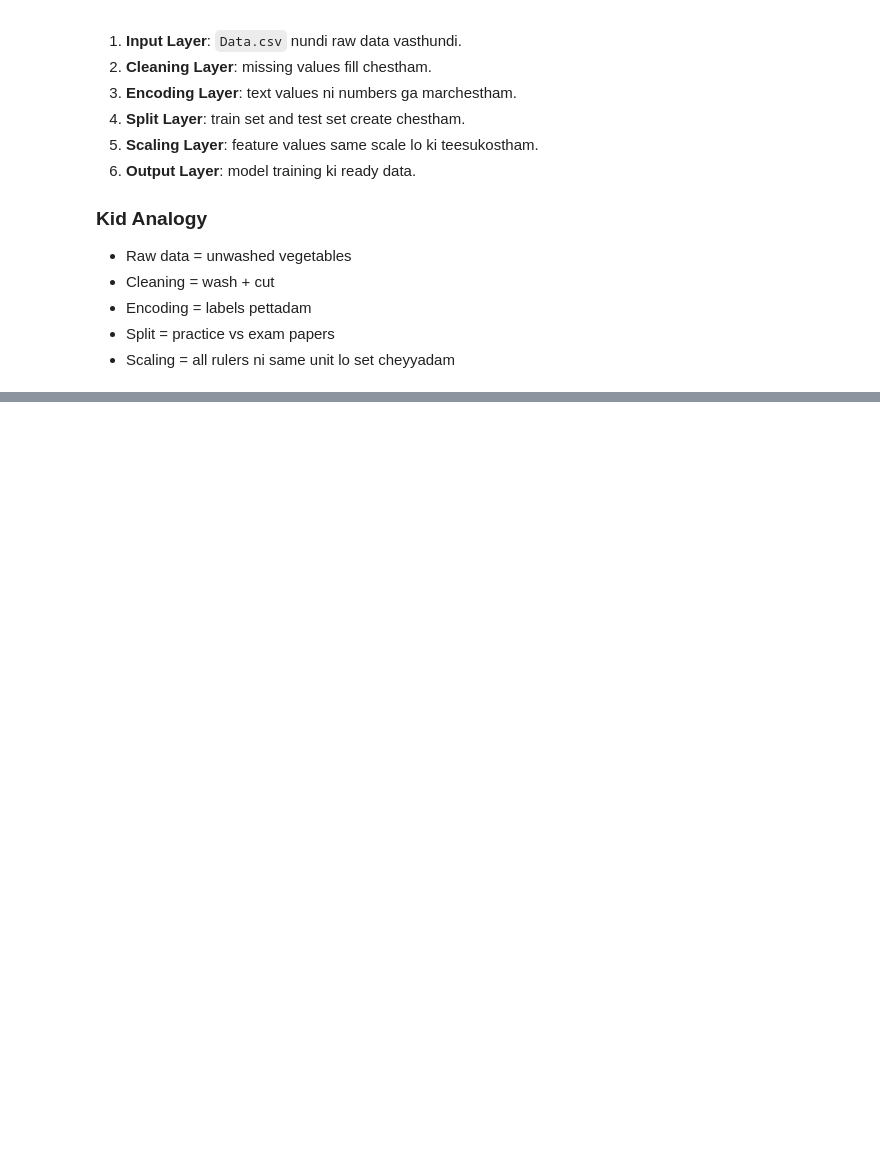
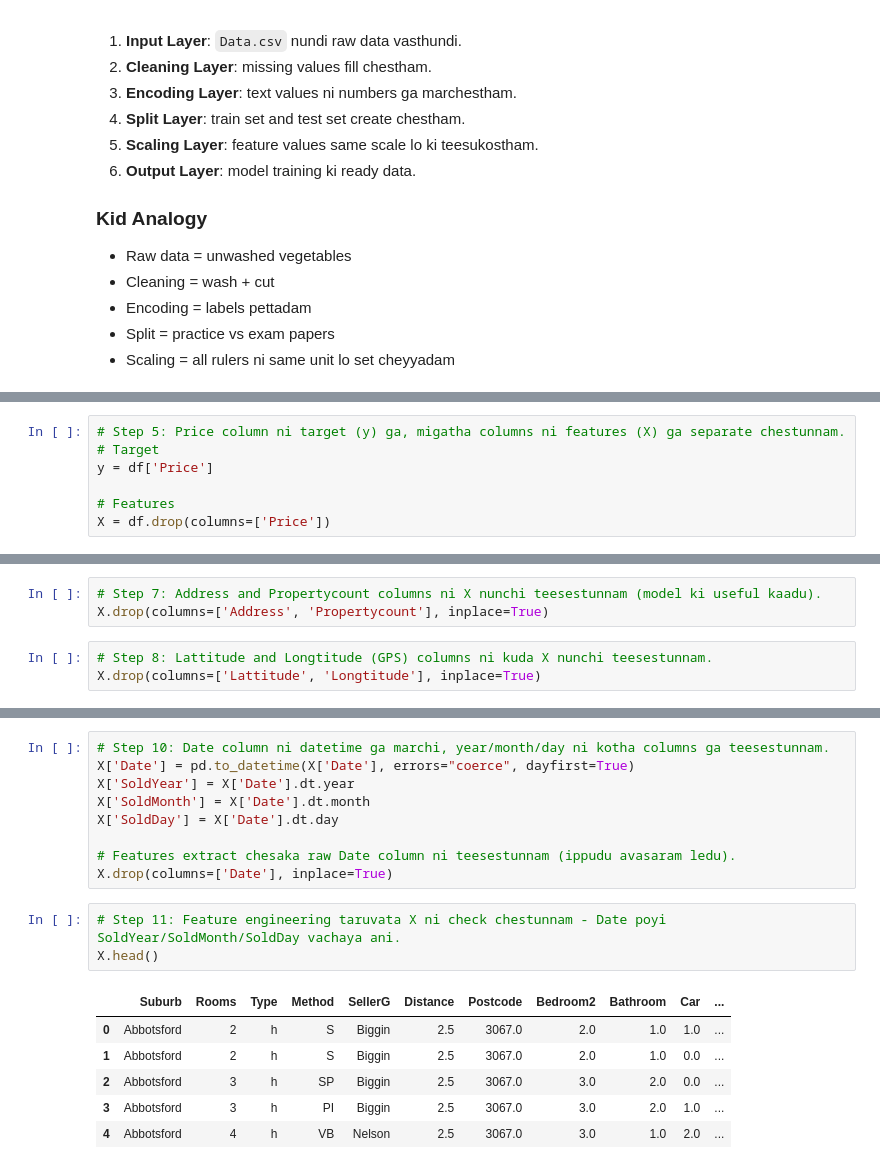
Before and after one commit to saikumarreddyk510-byte/AILearnings, a Jupyter notebook: ML/dataPreprocessing/data_preprocessing_tools.ipynb, the cells around one changed output, grey strips where cells are left out. Drawn from its saved outputs; the diff is of its cells as text; blank space fills up the shorter version.

```diff
--- a/ML/dataPreprocessing/data_preprocessing_tools.ipynb
+++ b/ML/dataPreprocessing/data_preprocessing_tools.ipynb
@@ -532,0 +962,7 @@ flowchart TD
+# %%
+# Step 5: Price column ni target (y) ga, migatha columns ni features (X) ga separate chestunnam.
+# Target
+y = df['Price']
+
+# Features
+X = df.drop(columns=['Price'])
@@ -532,0 +1004,6 @@ flowchart TD
+# %%
+# Step 7: Address and Propertycount columns ni X nunchi teesestunnam (model ki useful kaadu).
+X.drop(columns=['Address', 'Propertycount'], inplace=True)
+# %%
+# Step 8: Lattitude and Longtitude (GPS) columns ni kuda X nunchi teesestunnam.
+X.drop(columns=['Lattitude', 'Longtitude'], inplace=True)
@@ -532,0 +1045,19 @@ flowchart TD
+# %%
+# Step 10: Date column ni datetime ga marchi, year/month/day ni kotha columns ga teesestunnam.
+X['Date'] = pd.to_datetime(X['Date'], errors="coerce", dayfirst=True)
+X['SoldYear'] = X['Date'].dt.year
+X['SoldMonth'] = X['Date'].dt.month
+X['SoldDay'] = X['Date'].dt.day
+
+# Features extract chesaka raw Date column ni teesestunnam (ippudu avasaram ledu).
+X.drop(columns=['Date'], inplace=True)
+# %%
+# Step 11: Feature engineering taruvata X ni check chestunnam - Date poyi SoldYear/SoldMonth/SoldDay vachaya ani.
+X.head()
+# %% [output]
+|  | Suburb | Rooms | Type | Method | SellerG | Distance | Postcode | Bedroom2 | Bathroom | Car | ... |
+| 0 | Abbotsford | 2 | h | S | Biggin | 2.5 | 3067.0 | 2.0 | 1.0 | 1.0 | ... |
+| 1 | Abbotsford | 2 | h | S | Biggin | 2.5 | 3067.0 | 2.0 | 1.0 | 0.0 | ... |
+| 2 | Abbotsford | 3 | h | SP | Biggin | 2.5 | 3067.0 | 3.0 | 2.0 | 0.0 | ... |
+| 3 | Abbotsford | 3 | h | PI | Biggin | 2.5 | 3067.0 | 3.0 | 2.0 | 1.0 | ... |
+| 4 | Abbotsford | 4 | h | VB | Nelson | 2.5 | 3067.0 | 3.0 | 1.0 | 2.0 | ... |
```
Also changed, not shown: parts of 27 cells of this notebook, 3 other files.
